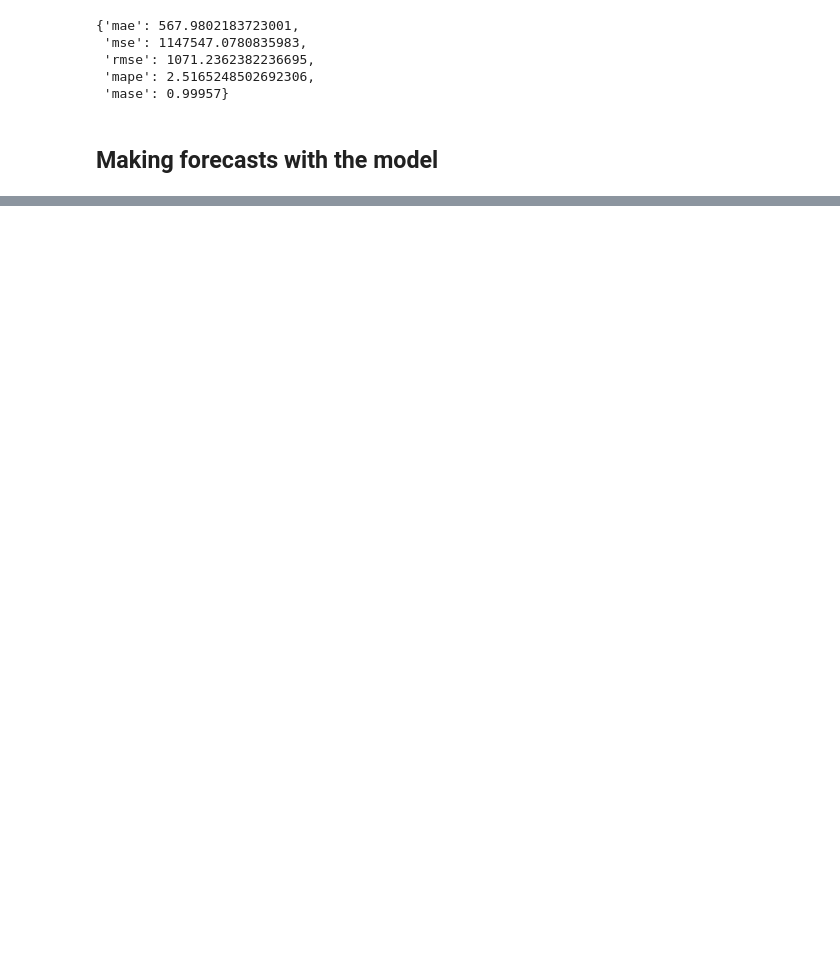
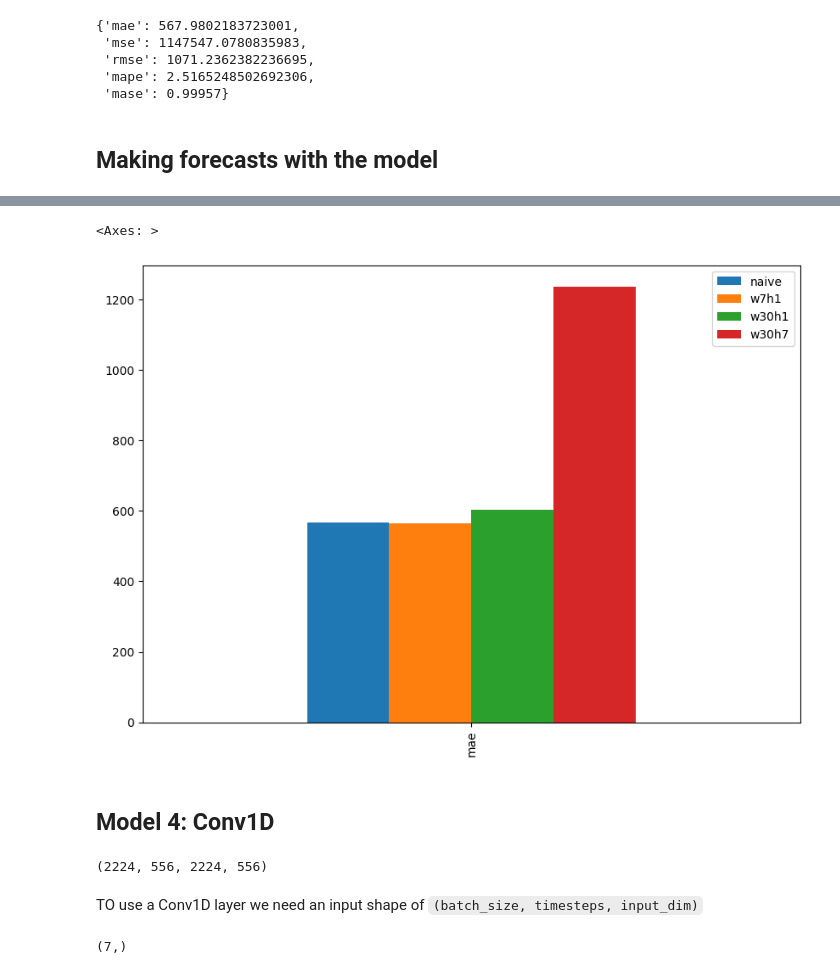
Before and after one commit to kacper-dobrow/tensorflow-course, a Jupyter notebook: 10_time_series_forecasting_with_tensorflow.ipynb, the cells around one changed output, grey strips where cells are left out. Drawn from its saved outputs; the diff is of its cells as text; code cells hidden in the pictures; blank space fills up the shorter version.

```diff
--- a/10_time_series_forecasting_with_tensorflow.ipynb
+++ b/10_time_series_forecasting_with_tensorflow.ipynb
@@ -501,0 +651,28 @@ https://en.wikipedia.org/wiki/Autoregressive_model
+# %%
+def evaluate_preds(y_true, y_pred):
+  # Make sure float32 datatype for metric calculations in order for tf not to spew errors
+  y_true = tf.cast(y_true, dtype=tf.float32)
+  y_true = tf.cast(y_true, dtype=tf.float32)
+
+  # Calculate various metrics
+  mae = tf.keras.metrics.mean_absolute_error(y_true, y_pred)
+  mse = tf.keras.metrics.mean_squared_error(y_true, y_pred)
+  rmse = tf.sqrt(mse)
+  mape = tf.keras.metrics.mean_absolute_percentage_error(y_true, y_pred)
+  mase = mean_absolute_scaled_error(y_true, y_pred)
+
+  if mae.ndim > 0:
+    mae = tf.reduce_mean(mae)
+    mse = tf.reduce_mean(mse)
+    rmse = tf.reduce_mean(rmse)
+    mape = tf.reduce_mean(mape)
+    mase = tf.reduce_mean(mase)
+
+  return {"mae": mae.numpy(), # so that it doesn't return tf tensors
+          "mse": mse.numpy(),
+          "rmse": rmse.numpy(),
+          "mape": mape.numpy(),
+          "mase": mase.numpy()}
+# %%
+model_3_results = evaluate_preds(tf.squeeze(test_labels), model_3_preds)
+model_3_results
@@ -501,0 +697,11 @@ https://en.wikipedia.org/wiki/Autoregressive_model
+# %%
+import pandas as pd
+pd.DataFrame({"naive": naive_results["mae"],
+              "w7h1": model_1_results["mae"],
+              "w30h1": model_2_results["mae"],
+              "w30h7": model_3_results["mae"]}, index=["mae"]).plot(figsize=(10, 7), kind="bar")
+# %% [output]
+<Axes: >
+[figure, added]
+# %% [markdown]
+## Model 4: Conv1D
@@ -501,0 +711,14 @@ https://en.wikipedia.org/wiki/Autoregressive_model
+# %%
+# Create a window dataset
+full_windows, full_labels = make_windows(prices, window_size=WINDOW_SIZE, horizon=HORIZON)
+# Make train and test splits
+train_windows, test_windows, train_labels, test_labels = make_train_test_splits(full_windows, full_labels)
+len(train_windows), len(test_windows), len(train_labels), len(test_labels)
+# %% [output]
+(2224, 556, 2224, 556)
+# %% [markdown]
+TO use a Conv1D layer we need an input shape of `(batch_size, timesteps, input_dim)`
+# %%
+train_windows[0].shape
+# %% [output]
+(7,)
```
Also changed, not shown: parts of 44 cells of this notebook.
